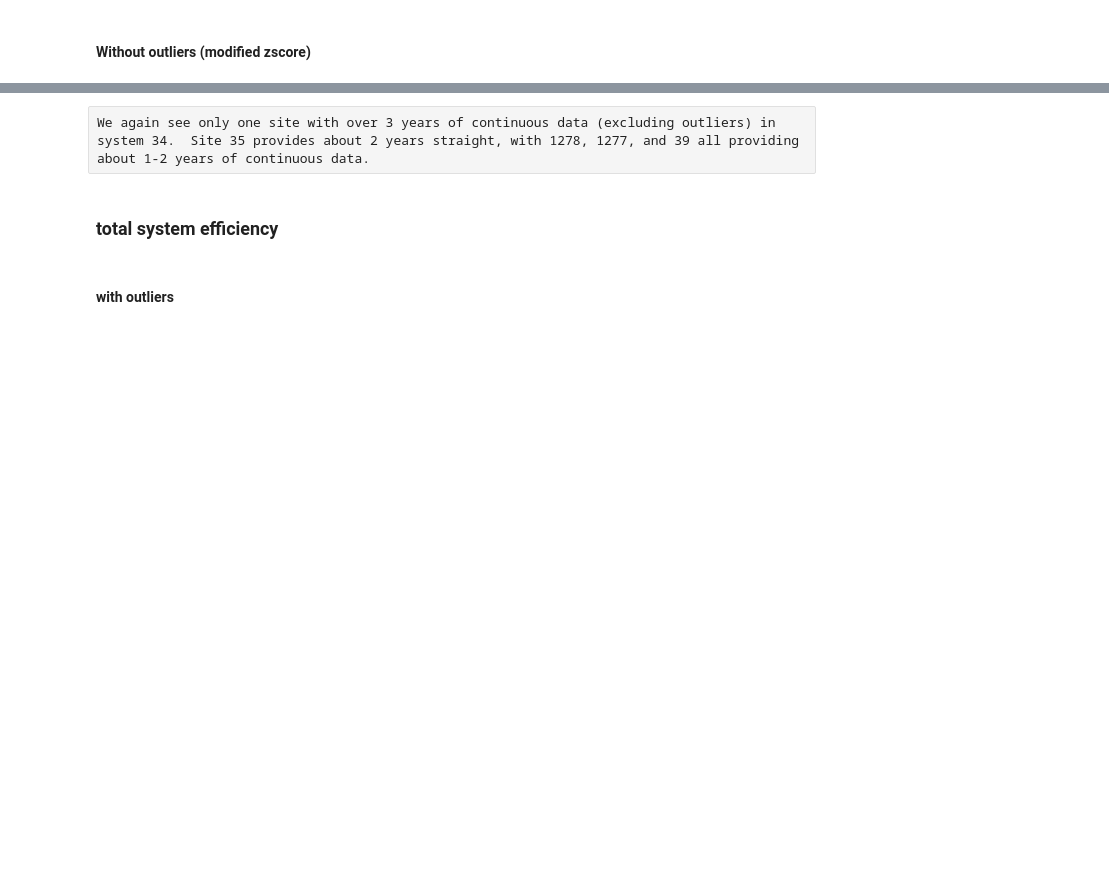
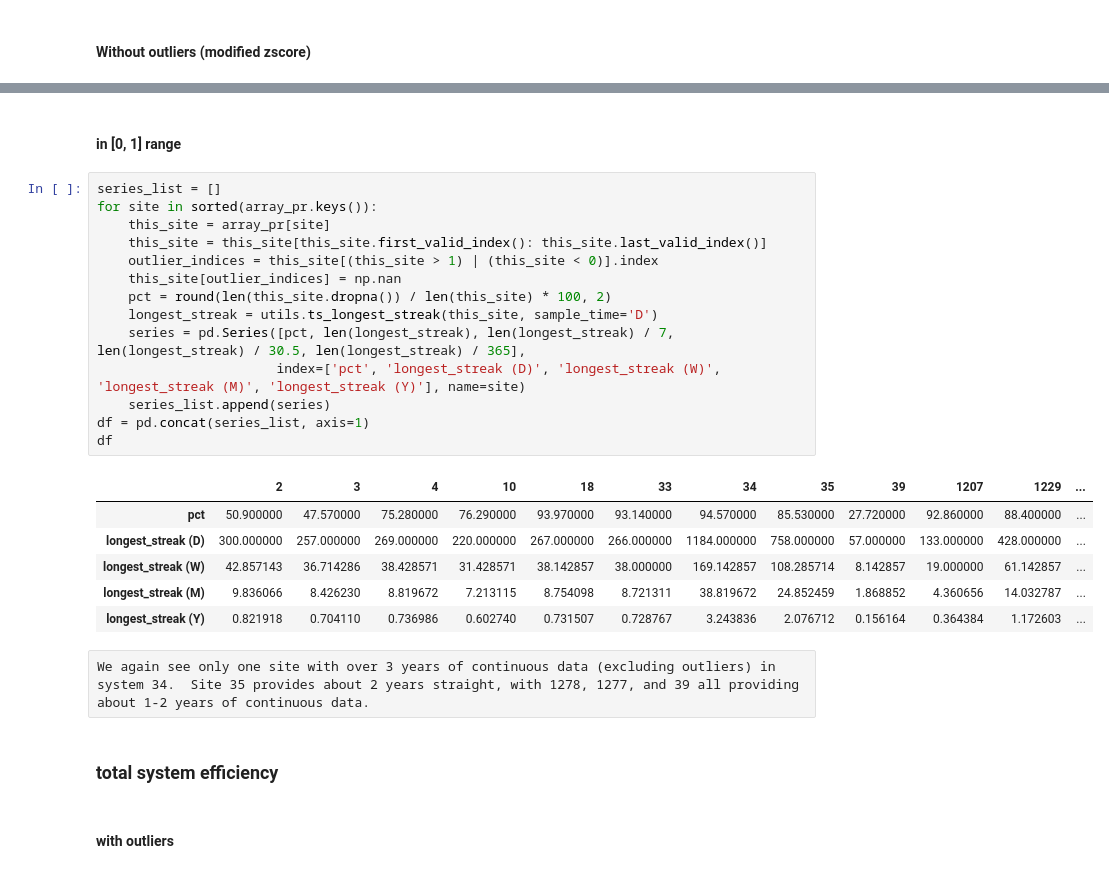
Before and after one commit to hackingmaterials/duramat, a Jupyter notebook: PVDAQ/pvdaq_data_quality.ipynb, the cells around one changed output, grey strips where cells are left out. Drawn from its saved outputs; the diff is of its cells as text; blank space fills up the shorter version.

```diff
--- a/PVDAQ/pvdaq_data_quality.ipynb
+++ b/PVDAQ/pvdaq_data_quality.ipynb
@@ -272,6 +296,29 @@ df
 | longest_streak (W) | 42.857143 | 45.714286 | 38.428571 | 31.428571 | 38.142857 | 38.000000 | 169.142857 | 108.285714 | 48.428571 | 19.000000 | 63.428571 | ... |
 | longest_streak (M) | 9.836066 | 10.491803 | 8.819672 | 7.213115 | 8.754098 | 8.721311 | 38.819672 | 24.852459 | 11.114754 | 4.360656 | 14.557377 | ... |
 | longest_streak (Y) | 0.821918 | 0.876712 | 0.736986 | 0.602740 | 0.731507 | 0.728767 | 3.243836 | 2.076712 | 0.928767 | 0.364384 | 1.216438 | ... |
+# %% [markdown]
+#### in [0, 1] range
+# %%
+series_list = []
+for site in sorted(array_pr.keys()):
+    this_site = array_pr[site]
+    this_site = this_site[this_site.first_valid_index(): this_site.last_valid_index()]
+    outlier_indices = this_site[(this_site > 1) | (this_site < 0)].index
+    this_site[outlier_indices] = np.nan
+    pct = round(len(this_site.dropna()) / len(this_site) * 100, 2)
+    longest_streak = utils.ts_longest_streak(this_site, sample_time='D')
+    series = pd.Series([pct, len(longest_streak), len(longest_streak) / 7, len(longest_streak) / 30.5, len(longest_streak) / 365],
+                       index=['pct', 'longest_streak (D)', 'longest_streak (W)', 'longest_streak (M)', 'longest_streak (Y)'], name=site)
+    series_list.append(series)
+df = pd.concat(series_list, axis=1)
+df
+# %% [output]
+|  | 2 | 3 | 4 | 10 | 18 | 33 | 34 | 35 | 39 | 1207 | 1229 | ... |
+| pct | 50.900000 | 47.570000 | 75.280000 | 76.290000 | 93.970000 | 93.140000 | 94.570000 | 85.530000 | 27.720000 | 92.860000 | 88.400000 | ... |
+| longest_streak (D) | 300.000000 | 257.000000 | 269.000000 | 220.000000 | 267.000000 | 266.000000 | 1184.000000 | 758.000000 | 57.000000 | 133.000000 | 428.000000 | ... |
+| longest_streak (W) | 42.857143 | 36.714286 | 38.428571 | 31.428571 | 38.142857 | 38.000000 | 169.142857 | 108.285714 | 8.142857 | 19.000000 | 61.142857 | ... |
+| longest_streak (M) | 9.836066 | 8.426230 | 8.819672 | 7.213115 | 8.754098 | 8.721311 | 38.819672 | 24.852459 | 1.868852 | 4.360656 | 14.032787 | ... |
+| longest_streak (Y) | 0.821918 | 0.704110 | 0.736986 | 0.602740 | 0.731507 | 0.728767 | 3.243836 | 2.076712 | 0.156164 | 0.364384 | 1.172603 | ... |
 # %% [raw]
 We again see only one site with over 3 years of continuous data (excluding outliers) in system 34.  Site 35 provides about 2 years straight, with 1278, 1277, and 39 all providing about 1-2 years of continuous data.
 # %% [markdown]
```
Also changed, not shown: parts of 11 cells of this notebook, 8 other files.
